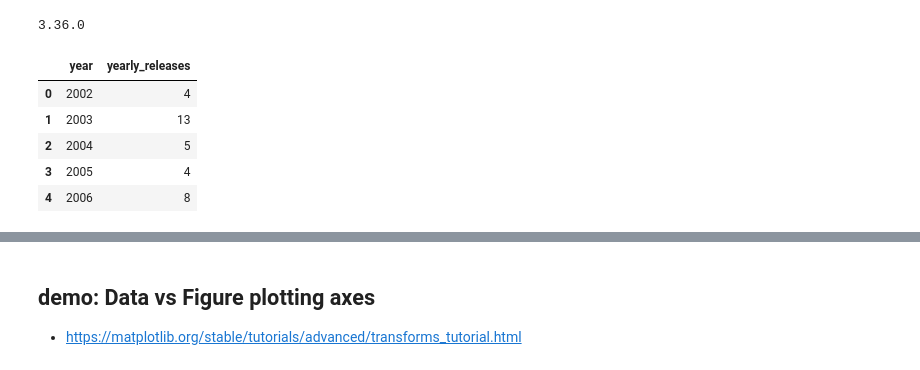
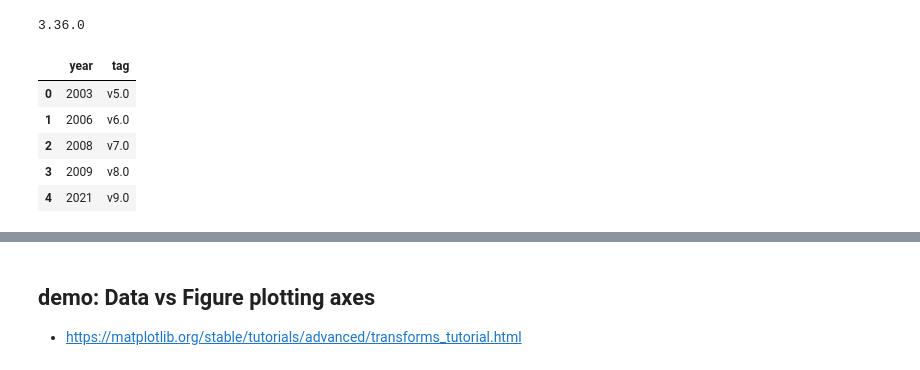
Before and after one commit to johntellsall/shotglass, a Jupyter notebook: dec/shotglass-coreutils.ipynb, the cells around one changed output, grey strips where cells are left out. Drawn from its saved outputs; the diff is of its cells as text; code cells hidden in the pictures.

```diff
--- a/dec/shotglass-coreutils.ipynb
+++ b/dec/shotglass-coreutils.ipynb
@@ -24,18 +24,29 @@ releases_df = pd.read_sql_query(
 # %%
+# GET DATA ====
+#
+releases_by_year_sql = '''
+    select strftime('%Y', creator_dt) as year,
+    count(*) as releases
+    from releases
+    where tag like 'v%'
+    group by 1
+'''
+relbyyear_df = pd.read_sql_query(releases_by_year_sql, db)
+relbyyear_df.head()
 
-releases_by_year_sql = '''
-select strftime('%Y', creator_dt) as year,
-count(*) as yearly_releases
-from releases
-where tag like 'v%'
-group by 1
-'''
-releases_df = pd.read_sql_query(releases_by_year_sql, db)
-releases_df.head()
+relmajor_df = pd.read_sql_query(
+    """
+    select strftime('%Y', creator_dt) as year,
+    tag
+    from releases
+    where tag like 'v_.0' -- TODO major versions e.g. x.0
+    """,
+    db)
+relmajor_df.head()
 # %% [output]
-|  | year | yearly_releases |
-| 0 | 2002 | 4 |
-| 1 | 2003 | 13 |
-| 2 | 2004 | 5 |
-| 3 | 2005 | 4 |
-| 4 | 2006 | 8 |
+|  | year | tag |
+| 0 | 2003 | v5.0 |
+| 1 | 2006 | v6.0 |
+| 2 | 2008 | v7.0 |
+| 3 | 2009 | v8.0 |
+| 4 | 2021 | v9.0 |
```
Also changed, not shown: parts of 5 cells of this notebook.
